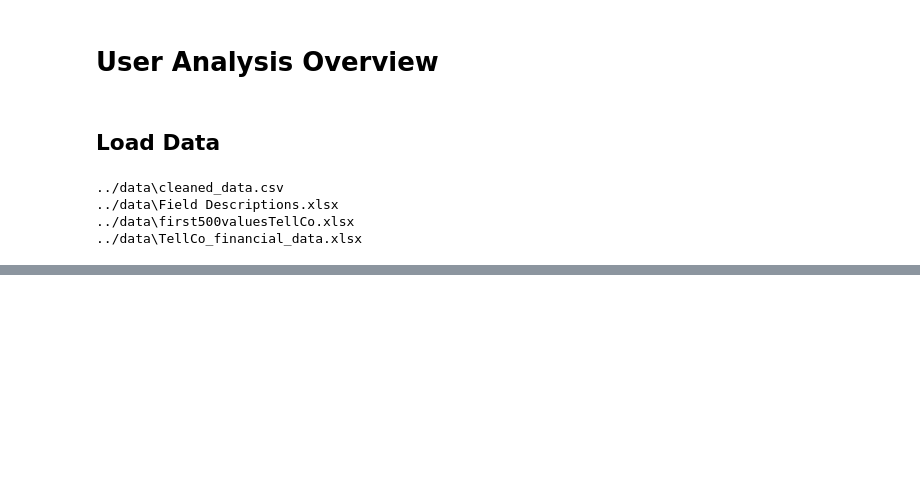
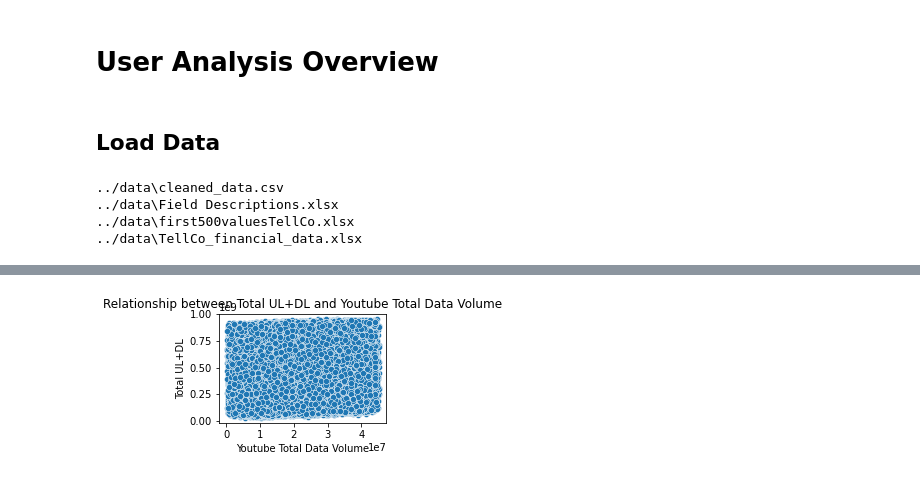
Before and after one commit to akrobi/TellCoAnalysis, a Jupyter notebook: notebooks/User Analysis Overview.ipynb, the cells around one changed output, grey strips where cells are left out. Cells and saved outputs as stored; diff of their text form; code cells hidden in the pictures; blank space fills up the shorter version.

```diff
--- a/notebooks/User Analysis Overview.ipynb
+++ b/notebooks/User Analysis Overview.ipynb
@@ -33,0 +363,9 @@ for dirname, _, filenames in os.walk('../data'):
+# %%
+# 2. Scatter matrix of total youtube data volume vs total data volume
+
+plt.figure(figsize=(3, 2))
+sns.scatterplot(data = df_clean, x='Youtube Total Data Volume', y='Total UL+DL')
+plt.title('Relationship between Total UL+DL and Youtube Total Data Volume')
+plt.show()
+# %% [output]
+[figure, added]
```
Also changed, not shown: parts of 42 cells of this notebook, 2 other files.
